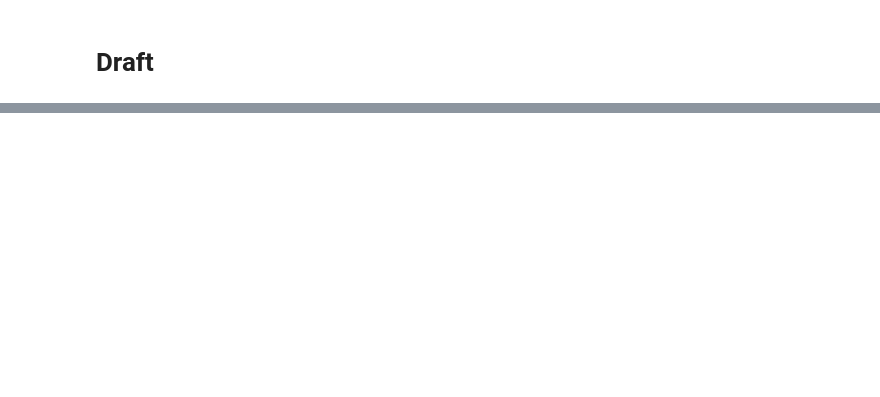
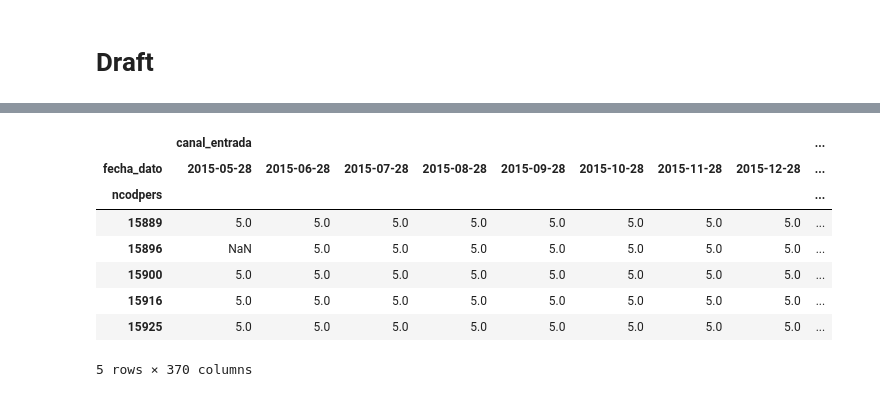
Before and after one commit to LiYan1988/santander-production-recommandation, a Jupyter notebook: notebooks/eda_4_30.ipynb, the cells around one changed output, grey strips where cells are left out. Saved outputs shown, nothing was run; the diff lists cells and outputs as text; code cells hidden in the pictures; blank space fills up the shorter version.

```diff
--- a/notebooks/eda_4_30.ipynb
+++ b/notebooks/eda_4_30.ipynb
@@ -266,0 +58,36 @@ hash(a.tostring())
+# %%
+month1 = '2016-02-28'
+max_lag=10
+
+month_new = month_list.index(month1)+1
+month_end = month_list.index(month1)
+month_start = month_end-max_lag+1
+
+# Check if month_new is the last month
+if month_new<len(month_list)-1:
+    # Customers with new products in month_new
+    customer_product_pair = pd.read_hdf('../input/customer_product_pair.hdf', 'customer_product_pair')
+    ncodpers_list = customer_product_pair.loc[customer_product_pair.fecha_dato==month_list[month_new],
+        'ncodpers'].unique().tolist()
+
+# Load data for all the lag related months
+df = []
+for m in range(month_start, month_end+1):
+    df.append(pd.read_hdf('../input/data_month_{}.hdf'.format(month_list[m]), 'data_month'))
+
+# concatenate data
+df = pd.concat(df, ignore_index=True)
+
+# Drop irrelevant features, which never occur in models
+df = df.loc[:, ['fecha_dato']+cat_cols+target_cols]
+# If month_new is not the last month, keep only customers with new products
+if month_new<len(month_list)-1:
+    # select customers if this is not test set
+    df = df.loc[df.ncodpers.isin(ncodpers_list), :]
+
+# set ncodpers and fecha_dato as index
+df.set_index(['ncodpers', 'fecha_dato'], inplace=True)
+
+# unstack to make month as columns, now we have MultiIndex with months and
+# products in two levels
+df = df.unstack(level=-1, fill_value=np.nan)
@@ -266,0 +184,12 @@ hash(a.tostring())
+# %%
+df.head()
+# %% [output]
+|  | canal_entrada |  |  |  |  |  |  |  | ... |
+| fecha_dato | 2015-05-28 | 2015-06-28 | 2015-07-28 | 2015-08-28 | 2015-09-28 | 2015-10-28 | 2015-11-28 | 2015-12-28 | ... |
+| ncodpers |  |  |  |  |  |  |  |  | ... |
+| 15889 | 5.0 | 5.0 | 5.0 | 5.0 | 5.0 | 5.0 | 5.0 | 5.0 | ... |
+| 15896 | NaN | 5.0 | 5.0 | 5.0 | 5.0 | 5.0 | 5.0 | 5.0 | ... |
+| 15900 | 5.0 | 5.0 | 5.0 | 5.0 | 5.0 | 5.0 | 5.0 | 5.0 | ... |
+| 15916 | 5.0 | 5.0 | 5.0 | 5.0 | 5.0 | 5.0 | 5.0 | 5.0 | ... |
+| 15925 | 5.0 | 5.0 | 5.0 | 5.0 | 5.0 | 5.0 | 5.0 | 5.0 | ... |
+5 rows × 370 columns
```
Also changed, not shown: parts of 33 cells of this notebook, 2 other files.
